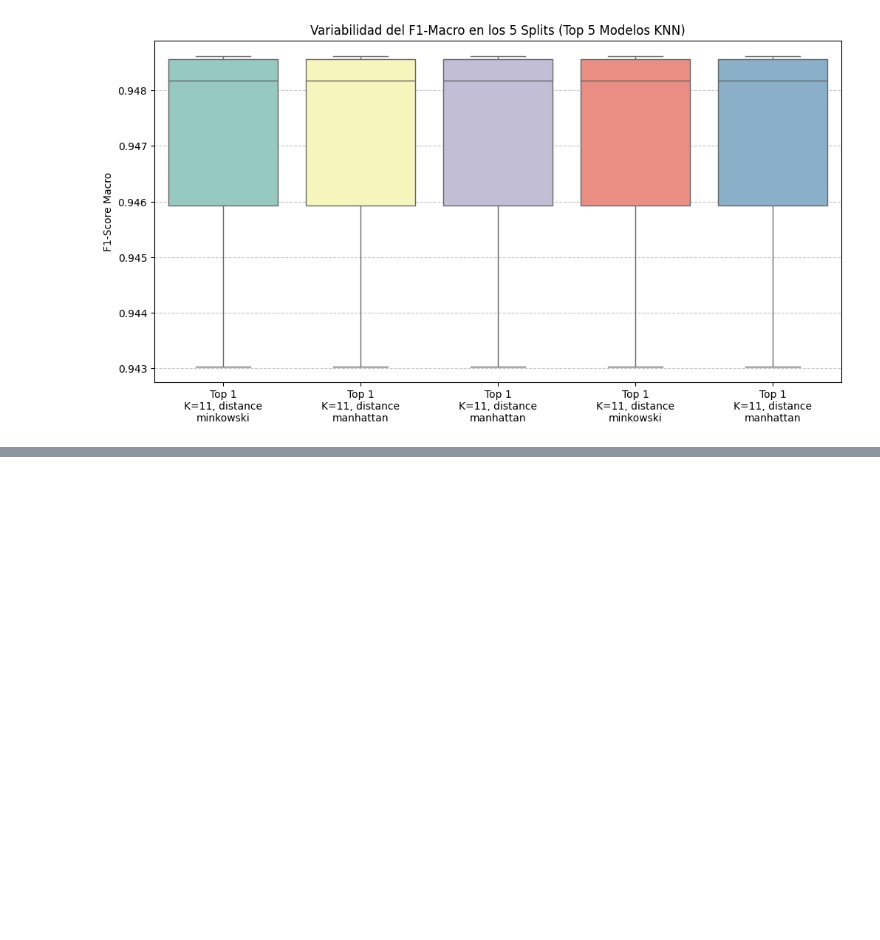
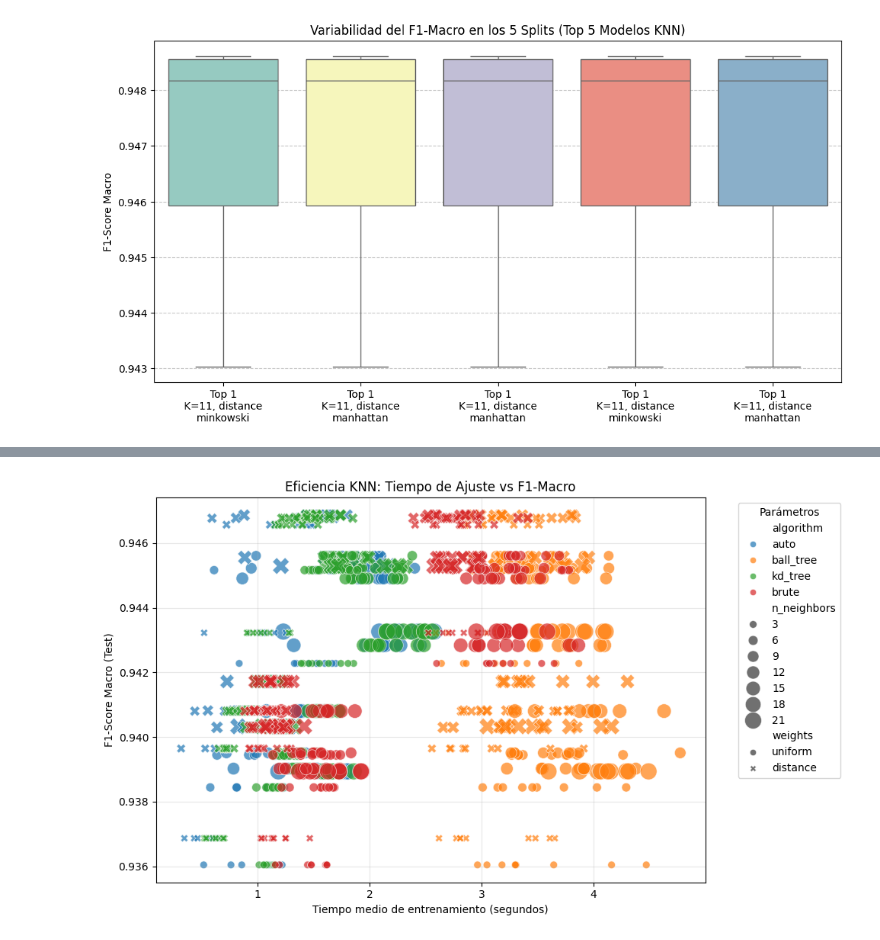
Before and after one commit to HadrianC-hub/Machine-Learning-Project, a Jupyter notebook: src/probl2_knn.ipynb, the cells around one changed output, grey strips where cells are left out. Saved outputs shown, nothing was run; the diff lists cells and outputs as text; code cells hidden in the pictures; blank space fills up the shorter version.

```diff
--- a/src/probl2_knn.ipynb
+++ b/src/probl2_knn.ipynb
@@ -132,0 +164,24 @@ plt.show()
+# %%
+plt.figure(figsize=(10, 6))
+
+sns.scatterplot(
+    data=results_df,
+    x='mean_score_time',
+    y='mean_test_score',
+    hue='algorithm',
+    style='weights',
+    size='n_neighbors',
+    sizes=(50, 250),
+    alpha=0.7
+)
+
+plt.title('Eficiencia KNN: Tiempo de Ajuste vs F1-Macro')
+plt.xlabel('Tiempo medio de entrenamiento (segundos)')
+plt.ylabel('F1-Score Macro (Test)')
+
+plt.legend(bbox_to_anchor=(1.05, 1), loc='upper left', title="Parámetros")
+plt.grid(True, alpha=0.3)
+plt.tight_layout()
+plt.show()
+# %% [output]
+[figure, added]
```
Also changed, not shown: parts of 4 cells of this notebook.
